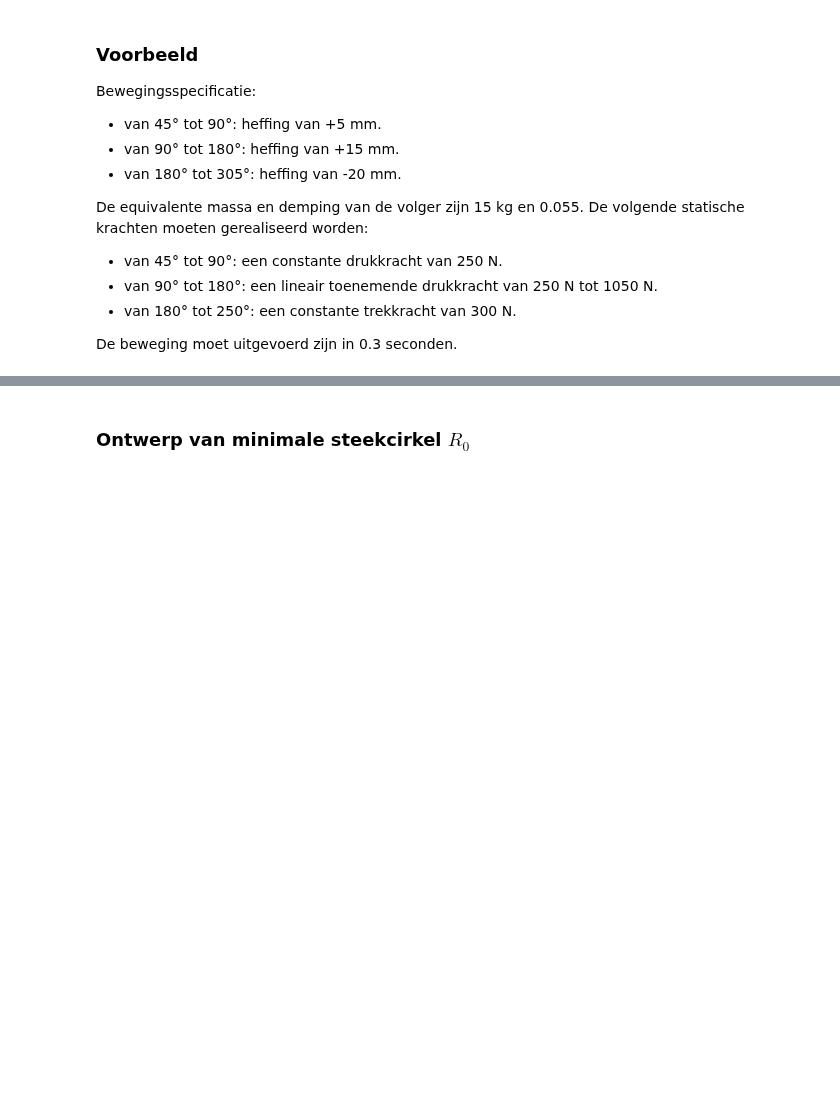
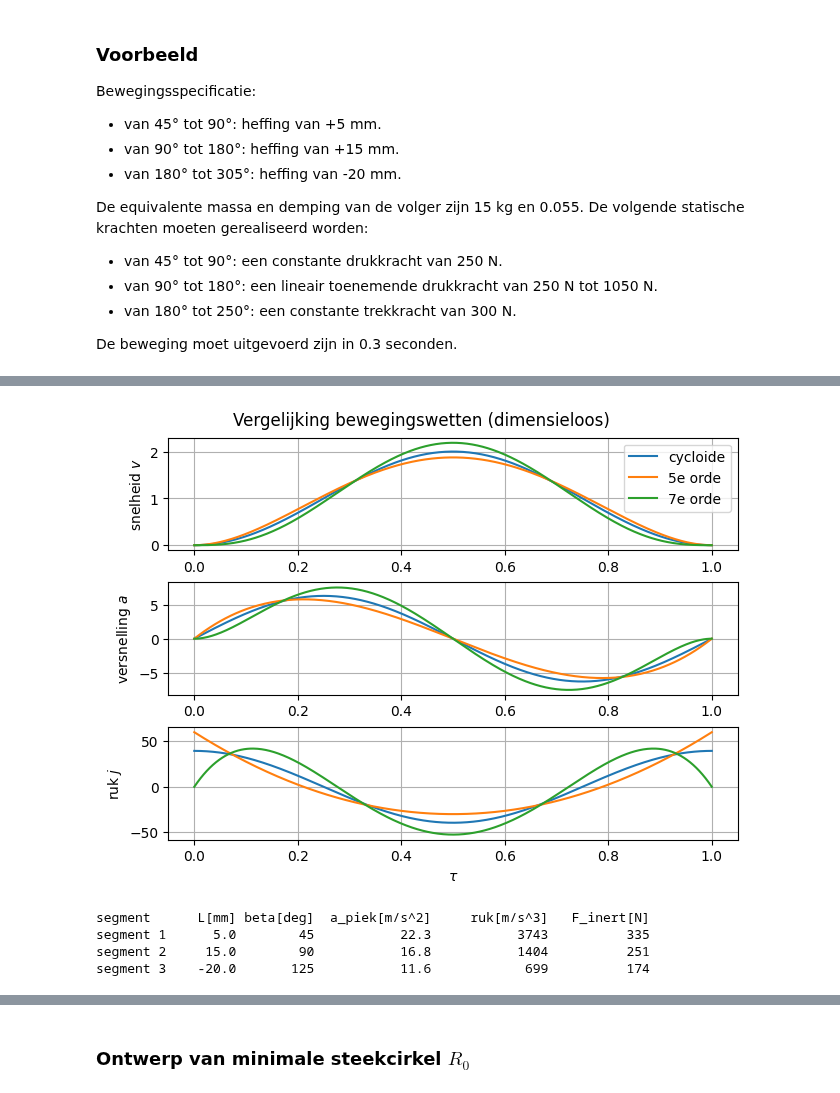
Before and after one commit to colincools/beweging, a Jupyter notebook: Algoritme-nok-ontwerp-2.ipynb, the cells around one changed output, grey strips where cells are left out. Drawn from its saved outputs; the diff is of its cells as text; code cells hidden in the pictures; blank space fills up the shorter version.

```diff
--- a/Algoritme-nok-ontwerp-2.ipynb
+++ b/Algoritme-nok-ontwerp-2.ipynb
@@ -211,0 +232,72 @@ plt.show()
+# %%
+# Vergelijking van de toegelaten bewegingswetten (voldoen aan de fundamentele wet)
+# dimensieloze snelheid, versnelling en ruk over tau in [0,1]
+
+tau = np.linspace(0, 1, 500)
+
+def bewegingswet_dimensieloos(naam, tau):
+    if naam == 'cycloide':
+        v = 1 - np.cos(2*np.pi*tau)
+        a = 2*np.pi*np.sin(2*np.pi*tau)
+        j = 4*np.pi**2*np.cos(2*np.pi*tau)
+    elif naam == '5e orde':
+        v = 30*tau**4 - 60*tau**3 + 30*tau**2
+        a = 120*tau**3 - 180*tau**2 + 60*tau
+        j = 360*tau**2 - 360*tau + 60
+    elif naam == '7e orde':
+        v = -140*tau**6 + 420*tau**5 - 420*tau**4 + 140*tau**3
+        a = -840*tau**5 + 2100*tau**4 - 1680*tau**3 + 420*tau**2
+        j = -4200*tau**4 + 8400*tau**3 - 5040*tau**2 + 840*tau
+    return v, a, j
+
+candidate_laws = ['cycloide', '5e orde', '7e orde']
+
+fig, ax = plt.subplots(nrows=3, ncols=1, constrained_layout=True)
+fig.suptitle('Vergelijking bewegingswetten (dimensieloos)')
+for naam in candidate_laws:
+    v, a, j = bewegingswet_dimensieloos(naam, tau)
+    ax[0].plot(tau, v, label=naam)
+    ax[1].plot(tau, a, label=naam)
+    ax[2].plot(tau, j, label=naam)
+ax[0].set_ylabel('snelheid $v$')
+ax[1].set_ylabel('versnelling $a$')
+ax[2].set_ylabel('ruk $j$')
+ax[2].set_xlabel(r'$\tau$')
+for k in range(3):
+    ax[k].grid()
+ax[0].legend()
+plt.show()
+# %% [output]
+[figure, added]
+# %%
+# Dimensionale piekwaarden van het gekozen profiel (cycloide), per segment
+# (Les 5, voorbeeld 2):  d^nS/dt^n |max = (L / beta^n) * omega^n * (dimensieloze piek)
+
+cycletime = 0.3                # s, volledige omwenteling (uit de specificatie)
+rpm   = 60 / cycletime         # 200 rpm (zelfde toerental als bij de veerdimensionering)
+omega = rpm * 2*np.pi / 60     # rad/s
+mass  = 15                     # kg (equivalente massa)
+
+# dimensieloze pieken van de cycloide (uit de samenvattingstabel)
+v_max, a_max, j_max = 2, 2*np.pi, 4*np.pi**2
+
+segmenten = [
+    ('segment 1', endlift1 - startlift1, theta_seg1),
+    ('segment 2', endlift2 - startlift2, theta_seg2),
+    ('segment 3', endlift3 - startlift3, theta_seg3),
+]
+
+print('%-10s %7s %9s %14s %14s %12s' %
+      ('segment', 'L[mm]', 'beta[deg]', 'a_piek[m/s^2]', 'ruk[m/s^3]', 'F_inert[N]'))
+for naam, L, beta_deg in segmenten:
+    beta = beta_deg * np.pi/180
+    L_m  = abs(L) / 1000
+    a_pk = L_m / beta**2 * omega**2 * a_max
+    j_pk = L_m / beta**3 * omega**3 * j_max
+    F_in = mass * a_pk
+    print('%-10s %7.1f %9.0f %14.1f %14.0f %12.0f' % (naam, L, beta_deg, a_pk, j_pk, F_in))
+# %% [output]
+segment      L[mm] beta[deg]  a_piek[m/s^2]     ruk[m/s^3]   F_inert[N]
+segment 1      5.0        45           22.3           3743          335
+segment 2     15.0        90           16.8           1404          251
+segment 3    -20.0       125           11.6            699          174
```
Also changed, not shown: parts of 27 cells of this notebook.
